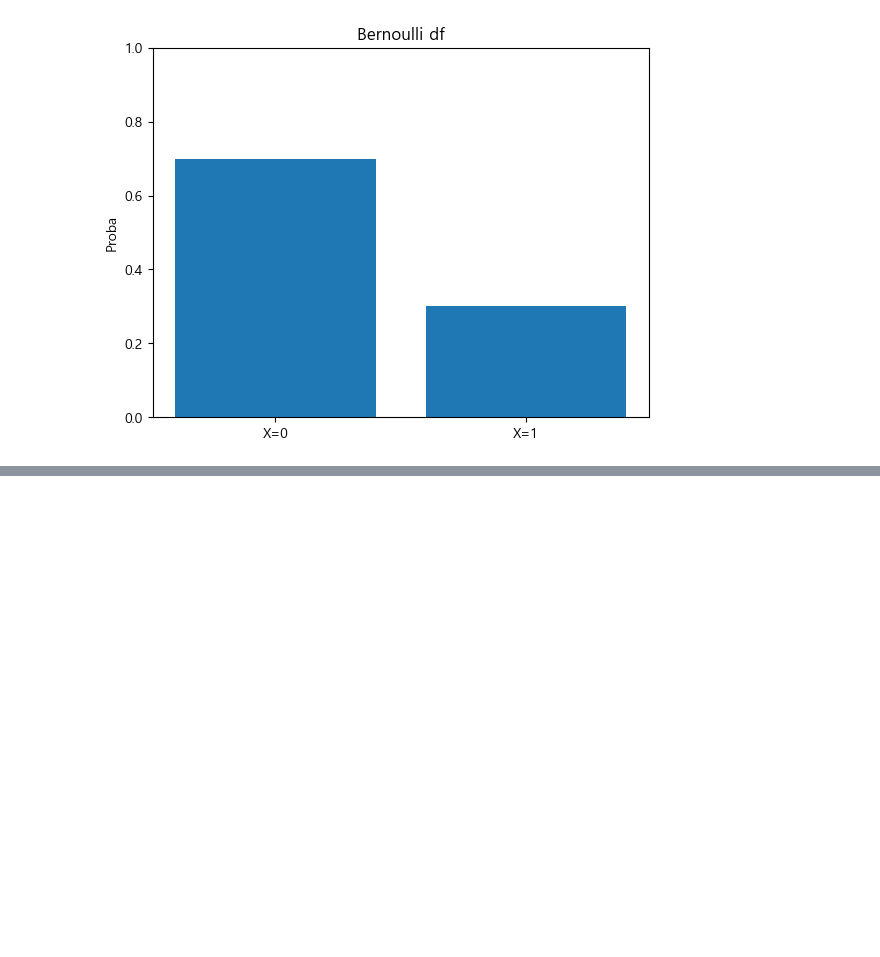
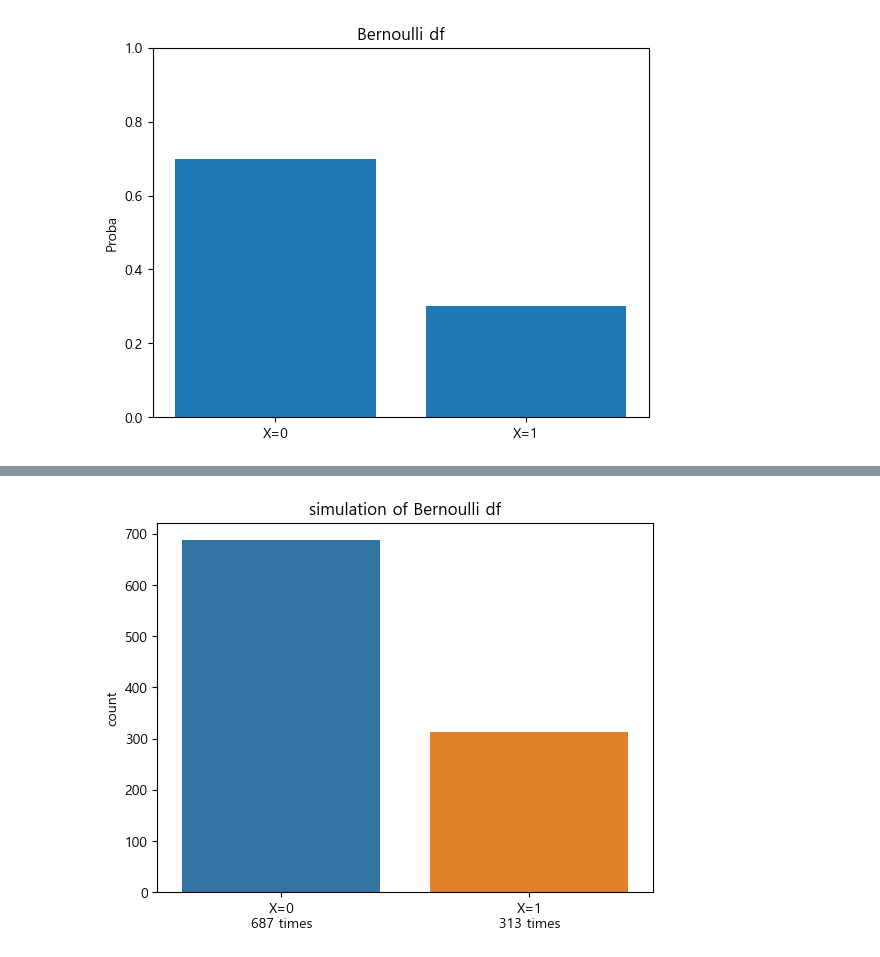
Before and after one commit to sejinhwang97ko/2023prac, a Jupyter notebook: hello/02_distribution.ipynb, the cells around one changed output, grey strips where cells are left out. Cells and saved outputs as stored; diff of their text form; code cells hidden in the pictures; blank space fills up the shorter version.

```diff
--- a/hello/02_distribution.ipynb
+++ b/hello/02_distribution.ipynb
@@ -151,0 +183,26 @@ plt.show()
+# %%
+# 무수히 많이 시행한 경우, 실제 베르누이 분포를 확인해보는 실습 코드
+
+import seaborn as sns
+from scipy.stats import bernoulli
+import pandas as pd
+
+p = 0.3
+n = 1000
+rv = bernoulli(p)
+X = rv.rvs(n, random_state=2022) #rvs(p, loc=0, size=1, random_state=None)
+#print(X)
+#Random variates. #즉, n이 size인 듯
+#1000번 0 ro 1 선택
+
+y = np.bincount(X, minlength=2)/len(X) #array([0.687, 0.313])
+#0이 나올 확률, 1이 나올 확률
+
+# minlength를 지정하면 출력 배열에 이 개수 이상의 빈이 있습니다(x의 내용에 따라 필요한 경우 더 길어집니다).
+
+sns.countplot(x = X)
+plt.xticks([0, 1], [f"X=0\n{int(y[0]*n)} times", f"X=1\n{int(y[1]*n)} times"])
+plt.title("simulation of Bernoulli df")
+plt.show()
+# %% [output]
+[figure, added]
```
Also changed, not shown: parts of 10 cells of this notebook.
